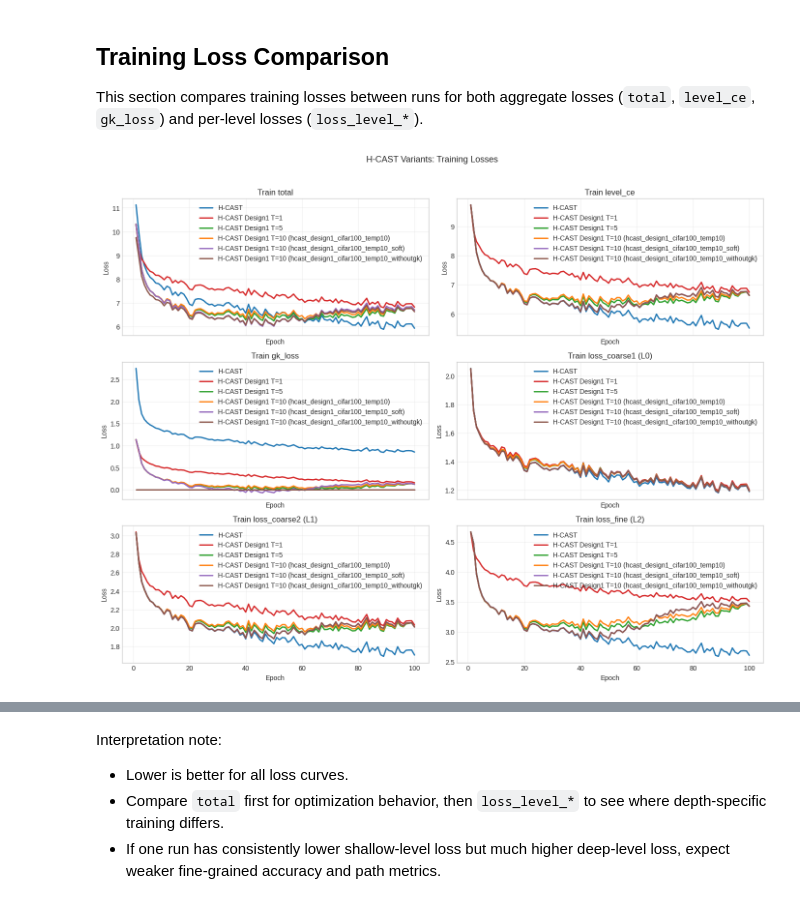
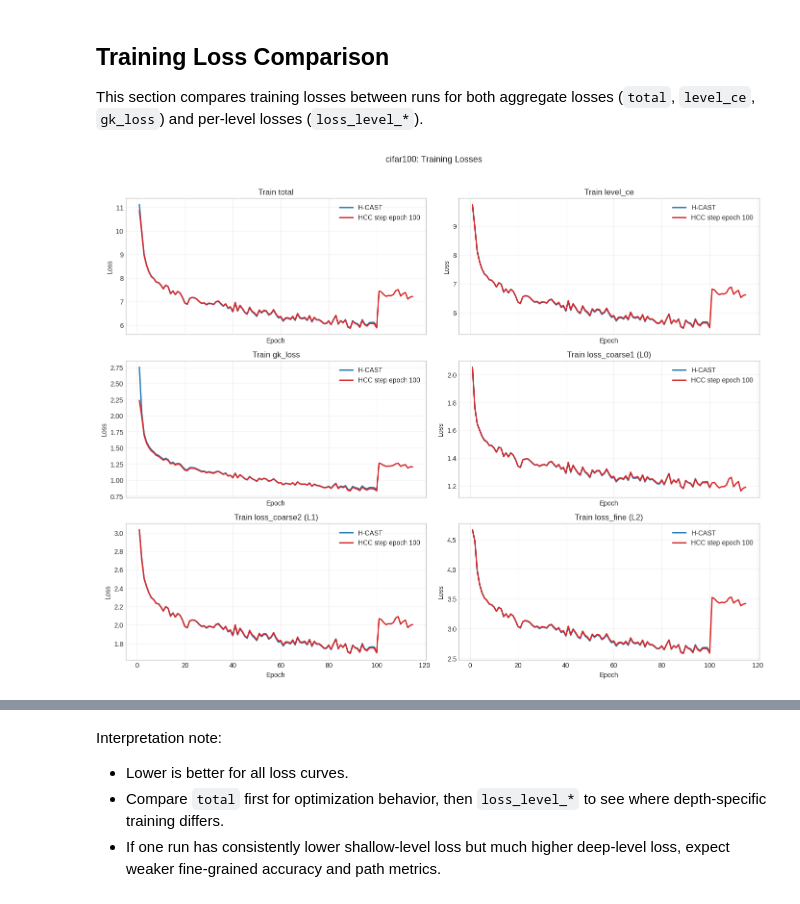
Before and after one commit to Gianma23/lexicographic_deep_learning_detailed_study, a Jupyter notebook: notebooks/hcast_analysis.ipynb, the cells around one changed output, grey strips where cells are left out. Cells and saved outputs as stored; diff of their text form; code cells hidden in the pictures.

```diff
--- a/notebooks/hcast_analysis.ipynb
+++ b/notebooks/hcast_analysis.ipynb
@@ -545,50 +701,56 @@ This section compares training losses between runs for both aggregate losses (`t
 # %%
 def get_train_loss_series(epoch_events, loss_key):
     epochs = [int(event['epoch']) for event in epoch_events]
     values = [float(event.get('train_losses', {}).get(loss_key, np.nan)) for event in epoch_events]
     return np.array(epochs, dtype=np.int32), np.array(values, dtype=np.float64)
 
 aggregate_loss_keys = ['total', 'level_ce', 'gk_loss']
-level_loss_ids = sorted({
-    int(key.rsplit('_', 1)[-1])
-    for run_data in run_data_list
-    for event in run_data['epoch_events']
-    for key in event.get('train_losses', {}).keys()
-    if key.startswith('loss_level_') and key.rsplit('_', 1)[-1].isdigit()
-})
 
-metric_specs = [(key, key) for key in aggregate_loss_keys]
-for level_idx in level_loss_ids:
-    level_name = get_level_label(level_idx, run_data_list[0])
-    metric_specs.append((f'loss_level_{level_idx}', f'loss_{level_name} (L{level_idx})'))
+for dataset_key in dataset_keys:
+    dataset_runs = run_data_by_dataset.get(dataset_key, [])
+    if not dataset_runs:
+        continue
 
-n_metrics = len(metric_specs)
-ncols = 2
-nrows = int(np.ceil(n_metrics / ncols))
-fig, axes = plt.subplots(nrows, ncols, figsize=(14, 3.6 * nrows), sharex=True)
-axes = np.array(axes).reshape(-1)
+    level_loss_ids = sorted({
+        int(key.rsplit('_', 1)[-1])
+        for run_data in dataset_runs
+        for event in run_data['epoch_events']
+        for key in event.get('train_losses', {}).keys()
+        if key.startswith('loss_level_') and key.rsplit('_', 1)[-1].isdigit()
+    })
 
-for ax, (metric_key, metric_title) in zip(axes, metric_specs):
-    for run_data in run_data_list:
-        epochs, values = get_train_loss_series(run_data['epoch_events'], metric_key)
-        ax.plot(
-            epochs,
-            values,
-            label=run_data['label'],
-            color=run_data['color'],
-            linewidth=2.0,
-        )
-    ax.set_title(f'Train {metric_title}')
-    ax.set_xlabel('Epoch')
-    ax.set_ylabel('Loss')
-    ax.grid(True, alpha=0.3)
-    ax.legend()
+    metric_specs = [(key, key) for key in aggregate_loss_keys]
+    for level_idx in level_loss_ids:
+        level_name = get_level_label(level_idx, dataset_runs[0])
+        metric_specs.append((f'loss_level_{level_idx}', f'loss_{level_name} (L{level_idx})'))
 
-for ax in axes[n_metrics:]:
-    ax.axis('off')
+    n_metrics = len(metric_specs)
+    ncols = 2
+    nrows = int(np.ceil(n_metrics / ncols))
+    fig, axes = plt.subplots(nrows, ncols, figsize=(14, 3.6 * nrows), sharex=True)
+    axes = np.array(axes).reshape(-1)
 
-plt.suptitle('H-CAST Variants: Training Losses', y=1.02, fontsize=13)
-plt.tight_layout()
-plt.show()
+    for ax, (metric_key, metric_title) in zip(axes, metric_specs):
+        for run_data in dataset_runs:
+            epochs, values = get_train_loss_series(run_data['epoch_events'], metric_key)
+            ax.plot(
+                epochs,
+                values,
+                label=run_data['label'],
+                color=run_data['color'],
+                linewidth=2.0,
+            )
+        ax.set_title(f'Train {metric_title}')
+        ax.set_xlabel('Epoch')
+        ax.set_ylabel('Loss')
+        ax.grid(True, alpha=0.3)
+        ax.legend()
+
+    for ax in axes[n_metrics:]:
+        ax.axis('off')
+
+    plt.suptitle(f'{dataset_key}: Training Losses', y=1.02, fontsize=13)
+    plt.tight_layout()
+    plt.show()
 # %% [output]
-[figure, old version]
+[figure, new version]
```
Also changed, not shown: parts of 13 cells of this notebook, 12 other files.
